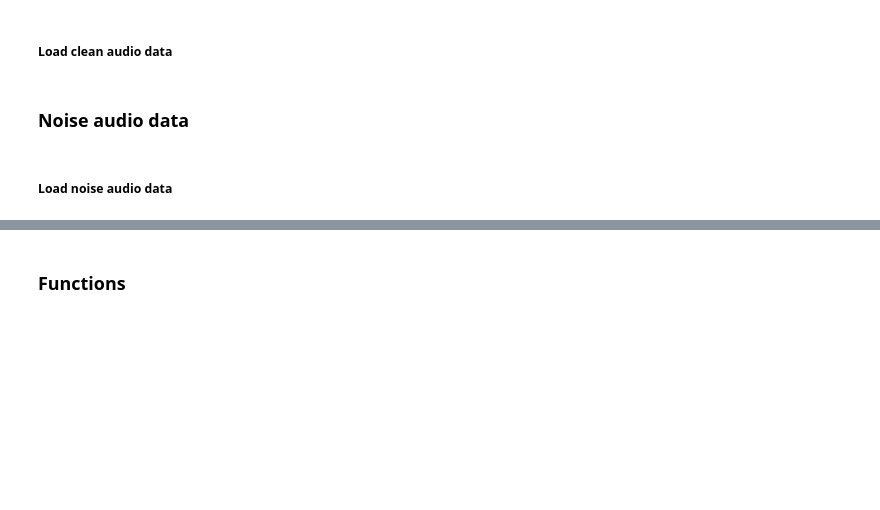
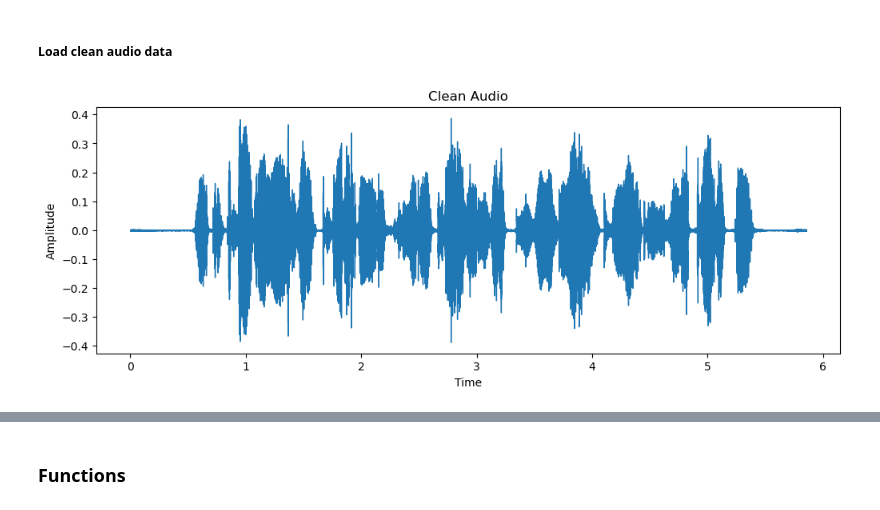
Before and after one commit to oussamarhouch/Projet-Audio, a Jupyter notebook: notebook.ipynb, the cells around one changed output, grey strips where cells are left out. Saved outputs shown, nothing was run; the diff lists cells and outputs as text; code cells hidden in the pictures; blank space fills up the shorter version.

```diff
--- a/notebook.ipynb
+++ b/notebook.ipynb
@@ -67,7 +69,15 @@ for folder in os.listdir(clean_folder):
                 if file.endswith(".flac"):
                     file_path = os.path.join(root, file)
                     clean_path.append(file_path)
-# %% [markdown]
-### Noise audio data
-# %% [markdown]
-##### Load noise audio data
+# %%
+# load clean data
+s, s_rate = librosa.load(clean_path[0], sr=16000)
+# %%
+plt.figure(figsize=(12, 4))
+librosa.display.waveshow(s, sr=s_rate)
+plt.title('Clean Audio')
+plt.xlabel("Time")
+plt.ylabel("Amplitude")
+plt.show()
+# %% [output]
+[figure, added]
```
Also changed, not shown: parts of 35 cells of this notebook.
